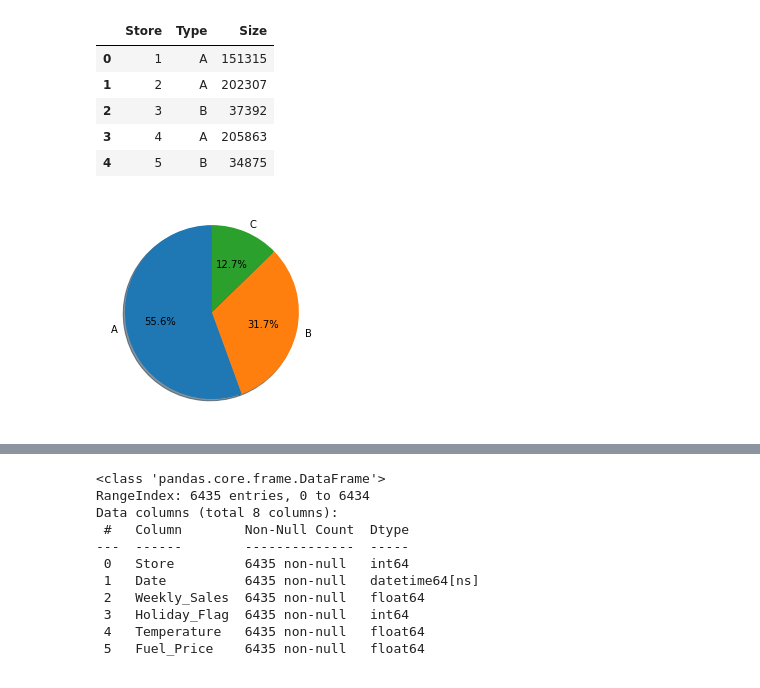
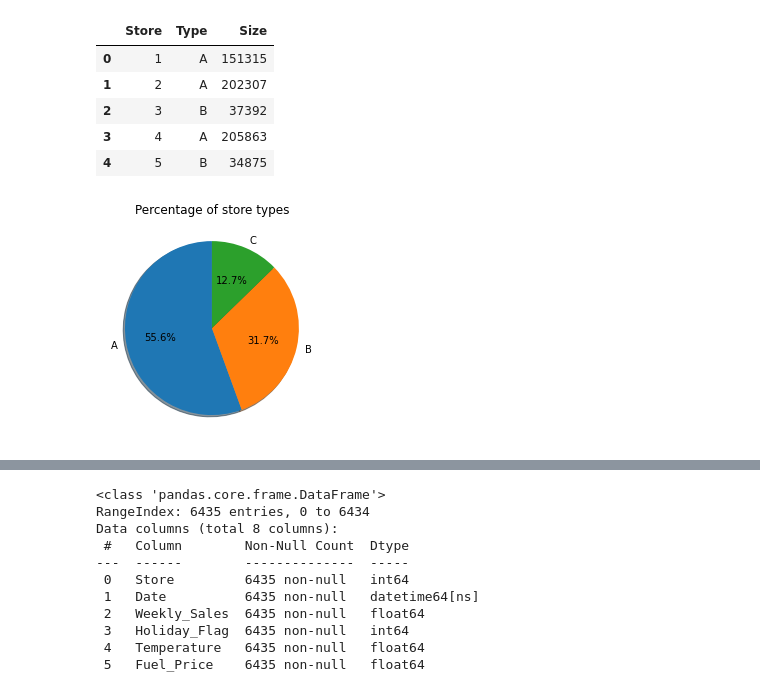
Before and after one commit to manojbahadur/Sales-Forecast-Analysis, a Jupyter notebook: Sales_forecast.ipynb, the cells around one changed output, grey strips where cells are left out. Cells and saved outputs as stored; diff of their text form; code cells hidden in the pictures.

```diff
--- a/Sales_forecast.ipynb
+++ b/Sales_forecast.ipynb
@@ -38,7 +41,8 @@ store.head()
 # %%
 gk = store.groupby('Type').mean()
 mylabels = ["A", "B", "C"]
 plt.pie(gk['Size'], labels = mylabels,autopct='%1.1f%%', shadow=True, startangle=90)
+plt.title('Percentage of store types')
 plt.show()
 # %% [output]
-[figure, old version]
+[figure, new version]
```
Also changed, not shown: parts of 8 cells of this notebook.
